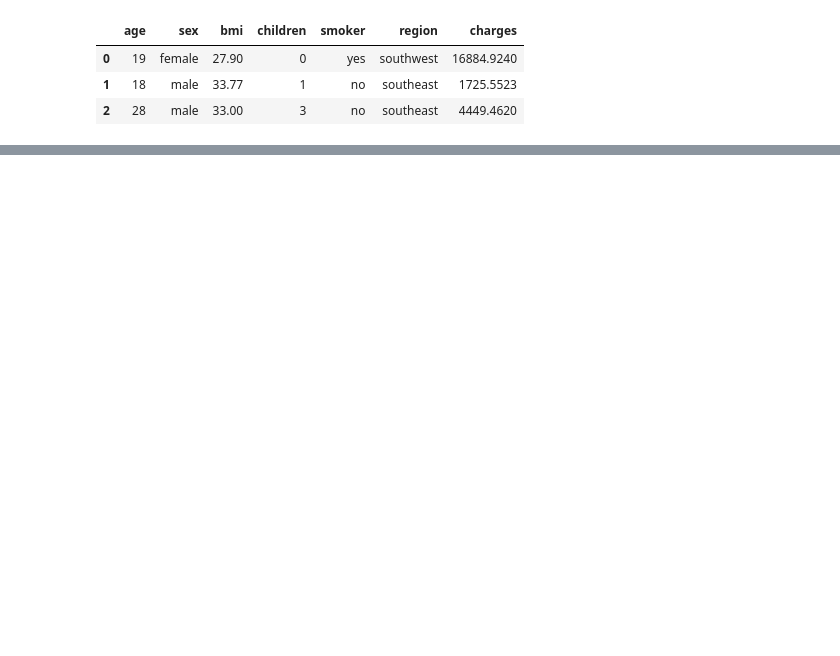
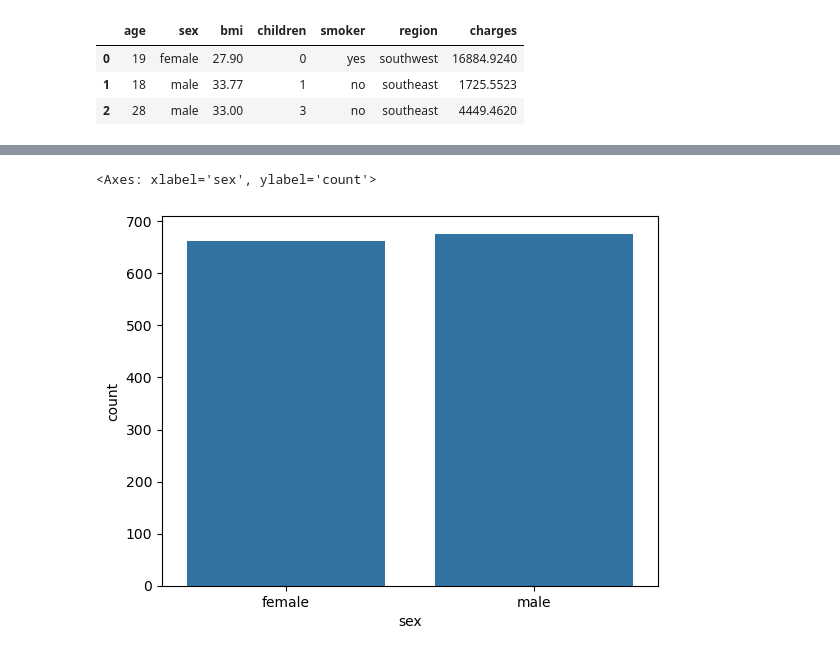
Before and after one commit to Dhananjay787500/Brainstorm-Bytes, a Jupyter notebook: Insurance_EDA.ipynb, the cells around one changed output, grey strips where cells are left out. Saved outputs shown, nothing was run; the diff lists cells and outputs as text; code cells hidden in the pictures; blank space fills up the shorter version.

```diff
--- a/Insurance_EDA.ipynb
+++ b/Insurance_EDA.ipynb
@@ -68,0 +84,6 @@ Name: bmi, Length: 1338, dtype: float64>
+# %%
+# gender analyzing
+sns.countplot(x = df['sex'])
+# %% [output]
+<Axes: xlabel='sex', ylabel='count'>
+[figure, added]
```
Also changed, not shown: parts of 24 cells of this notebook, 1 other file.
